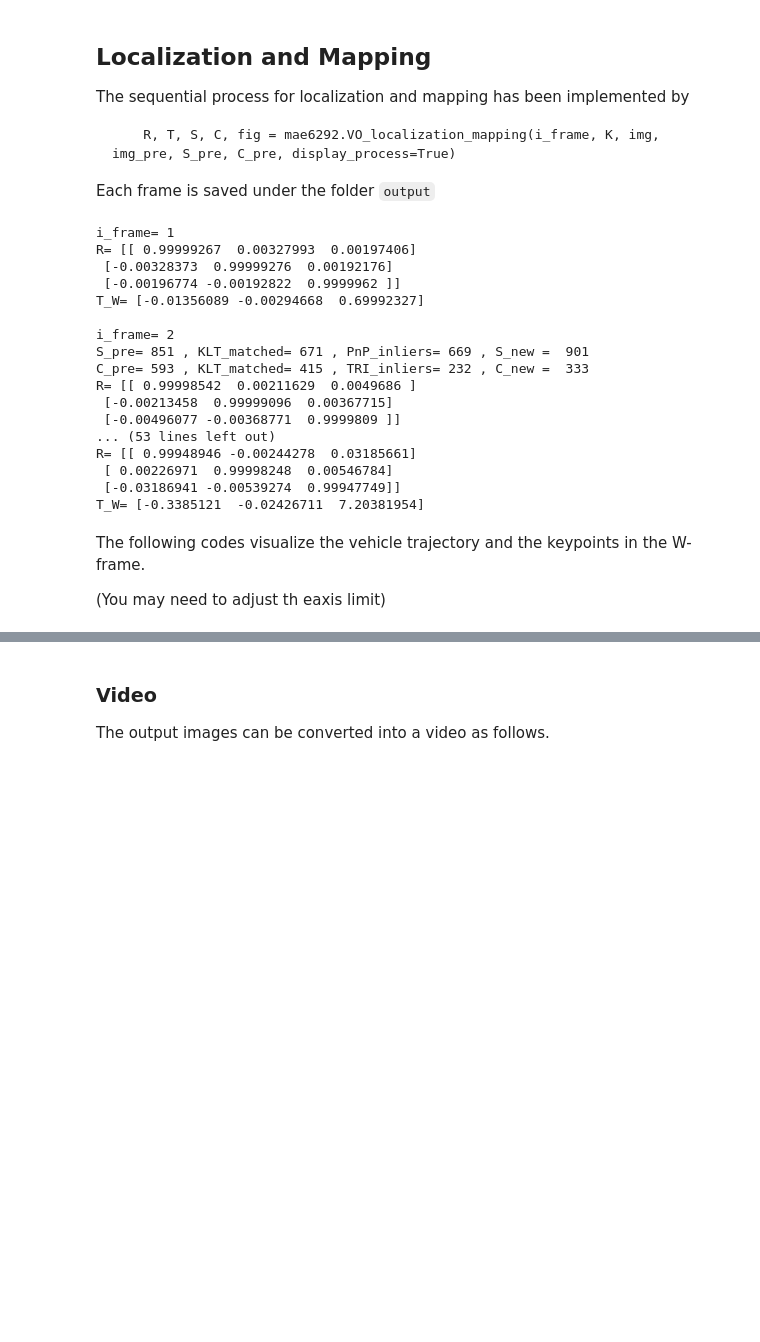
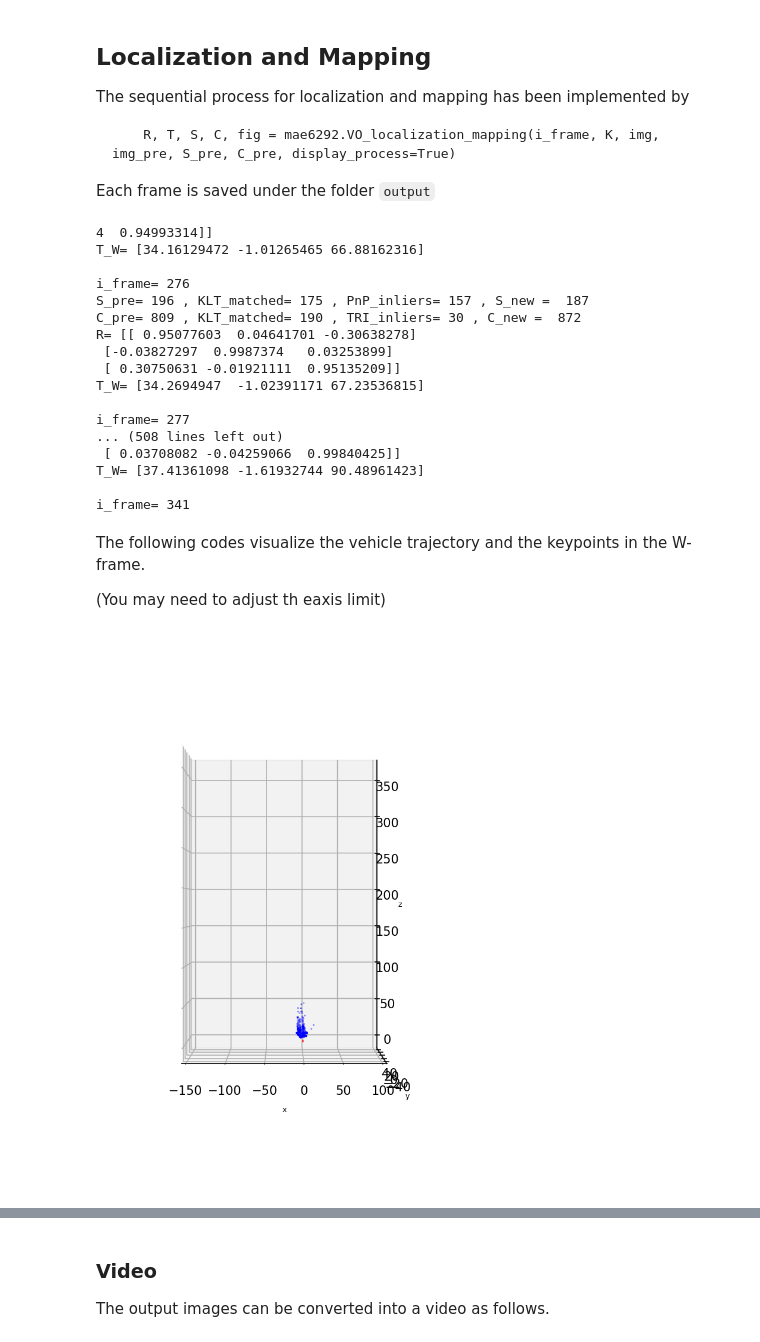
Before and after one commit to GW-MAE6292/python_examples, a Jupyter notebook: VO/VO - KITTI.ipynb, the cells around one changed output, grey strips where cells are left out. Cells and saved outputs as stored; diff of their text form; code cells hidden in the pictures; blank space fills up the shorter version.

```diff
--- a/VO/VO - KITTI.ipynb
+++ b/VO/VO - KITTI.ipynb
@@ -102,36 +106,39 @@ param = {
     # triangulation
     'tol_TRI_mu' : 1e-3, # tolerence for the singular value ratio
     'tol_TRI_rep' : 0.5, # tolerence for the reprojection error
+    'tol_TRI_depth' : (1, 100), # min depth and max depth for triangulation
     # mapping
-    'tol_keypoints_new' : 20 # new keypoints should be district from the tracked keypoints by this distance
-}
+    'tol_keypoints_new' : 18 # new keypoints should be district from the tracked keypoints by this distance
+} # up to 1000
+
 
 # iniitlize iteration
 img_pre = img0
 S_pre = mae6292.state(keypoints0, p_W0, [np.zeros((3,1))])
 C_pre = mae6292.candidate([],[],[],[])
 
+# number of frames to process
+N_frames = 3000
+display_process = True
+
 # varialbes to save the vehicle location and the keypoints in the W-frame
-T_W = np.zeros((3,N_frames))
+T_W = np.zeros((3,N_frames+1))
 p_W = p_W0
 
-# number of frames to process
-N_frames = 10
-# boolean
-display_process = False
 
-for i_frame in range(1,N_frames):
+for i_frame in range(1,N_frames+1):
 
     print('i_frame=',i_frame)
 
     # VO localization and mapping
-    img = cv2.imread("data/{:06d}.png".format(i_frame),cv2.IMREAD_GRAYSCALE)
-    R, T, S, C, fig = mae6292.VO_localization_mapping(i_frame, img, img_pre, S_pre, C_pre, K, param)
+    img = cv2.imread("/Users/tylee/Downloads/kitti/00/image_0/{:06d}.png".format(i_frame),cv2.IMREAD_GRAYSCALE)
+    R, T, S, C, fig = mae6292.VO_localization_mapping(i_frame, img, img_pre, S_pre, C_pre, K, param, display_process)
     img_pre, S_pre, C_pre = img, S, C
 
     # save figure
     if display_process:
-        fig.savefig("output/{:06d}.png".format(i_frame))
+        fig.savefig("/Users/tylee/Downloads/kitti/00/output/{:06d}.png".format(i_frame))
+        plt.close(fig)
 
     # save the vehicle location and the distinct keypoints
     T_W[:,i_frame] = (-R.T@T).flatten()
@@ -144,36 +151,41 @@ for i_frame in range(1,N_frames):
     print('T_W=',(-R.T@T).flatten())
     print(' ')
 # %% [output]
-i_frame= 1
-R= [[ 0.99999267  0.00327993  0.00197406]
- [-0.00328373  0.99999276  0.00192176]
- [-0.00196774 -0.00192822  0.9999962 ]]
-T_W= [-0.01356089 -0.00294668  0.69992327]
+4  0.94993314]]
+T_W= [34.16129472 -1.01265465 66.88162316]
 
-i_frame= 2
-S_pre= 851 , KLT_matched= 671 , PnP_inliers= 669 , S_new =  901
-C_pre= 593 , KLT_matched= 415 , TRI_inliers= 232 , C_new =  333
-R= [[ 0.99998542  0.00211629  0.0049686 ]
- [-0.00213458  0.99999096  0.00367715]
- [-0.00496077 -0.00368771  0.9999809 ]]
-... (53 lines left out)
-R= [[ 0.99948946 -0.00244278  0.03185661]
- [ 0.00226971  0.99998248  0.00546784]
- [-0.03186941 -0.00539274  0.99947749]]
-T_W= [-0.3385121  -0.02426711  7.20381954]
+i_frame= 276
+S_pre= 196 , KLT_matched= 175 , PnP_inliers= 157 , S_new =  187
+C_pre= 809 , KLT_matched= 190 , TRI_inliers= 30 , C_new =  872
+R= [[ 0.95077603  0.04641701 -0.30638278]
+ [-0.03827297  0.9987374   0.03253899]
+ [ 0.30750631 -0.01921111  0.95135209]]
+T_W= [34.2694947  -1.02391171 67.23536815]
+
+i_frame= 277
+... (508 lines left out)
+ [ 0.03708082 -0.04259066  0.99840425]]
+T_W= [37.41361098 -1.61932744 90.48961423]
+
+i_frame= 341
 # %% [markdown]
 The following codes visualize the vehicle trajectory and the keypoints in the W-frame.
 
 (You may need to adjust th eaxis limit)
 # %%
 
-fig = plt.figure()
+
+%matplotlib inline
+fig = plt.figure(dpi=150,figsize=(5,8))
 ax = plt.axes(projection = '3d')
-ax.plot(T_W[0,:], T_W[1,:], T_W[2,:], 'b')
-ax.scatter(p_W[0,:], p_W[1,:], p_W[2,:], s=1, c='r', marker='o')
-ax.set_xlim(-10,20)
-ax.set_zlim(-2,20)
+ax.plot(T_W[0,:], T_W[1,:], T_W[2,:], 'r', linewidth=1)
+ax.scatter(p_W[0,:], p_W[1,:], p_W[2,:], s=0.1, c='b', marker='o')
+ax.set_xlim(-150,100)
+ax.set_zlim(-10,370)
+ax.set_ylim(-50,50)
 ax.set_xlabel('x',fontsize=6)
 ax.set_ylabel('y',fontsize=6)
 ax.set_zlabel('z',fontsize=6)
 ax.view_init(elev=0., azim=-90)
+# %% [output]
+[figure, added]
```
Also changed, not shown: parts of 3 cells of this notebook, 6 other files.
